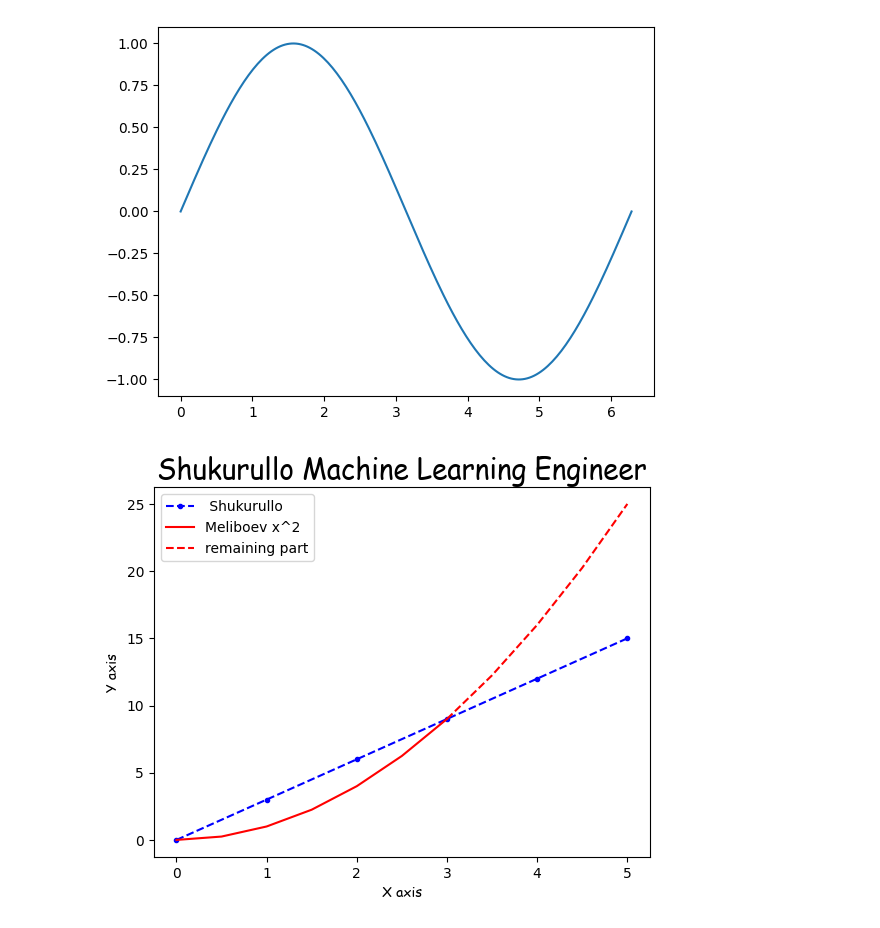
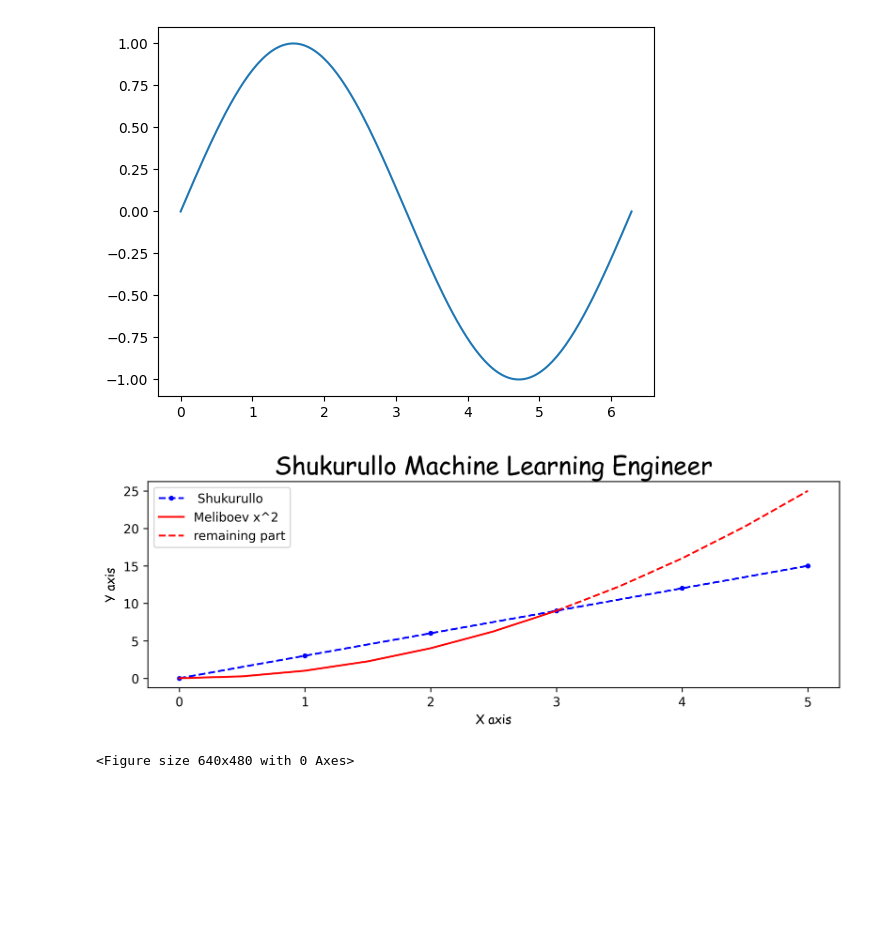
Before and after one commit to shukurullo2004/Machine-learnings, a Jupyter notebook: matpolib.ipynb, the cells around one changed output. Saved outputs shown, nothing was run; the diff lists cells and outputs as text; code cells hidden in the pictures; blank space fills up the shorter version.

```diff
--- a/matpolib.ipynb
+++ b/matpolib.ipynb
@@ -16,18 +16,21 @@ plt.show()
 # %%
 x = [0,1,2,3,4,5]
 y = [0,3,6,9,12,15]
+plt.figure(figsize=(10,3), dpi=300)
 plt.title('Shukurullo Machine Learning Engineer', fontdict={'fontname':'Comic Sans MS', 'fontsize':'20'})
 # plt.plot(x,y, label = '2x', color = '#ababab', linewidth = '1', marker = '.',linestyle = '--')
 plt.plot(x,y, 'b.--', label =' Shukurullo')
 x2 = np.arange(0,5.5,0.5)
 y2 = x2**2
 plt.plot(x2[:7],y2[:7],'r', label = 'Meliboev x^2')
 plt.plot(x2[6:], y2[6:], 'r--', label='remaining part')
 plt.xlabel('X axis',fontdict={'fontname':'Comic Sans MS'})
 plt.ylabel('Y axis',fontdict={'fontname':'Comic Sans MS'})
 plt.xticks(x)
 # plt.yticks(y)
 plt.legend()
 plt.show()
+plt.savefig('mygraph.png', dpi = 300)
 # %% [output]
-[figure, old version]
+[figure, new version]
+<Figure size 640x480 with 0 Axes>
```
Also changed, not shown: 1 other file.
